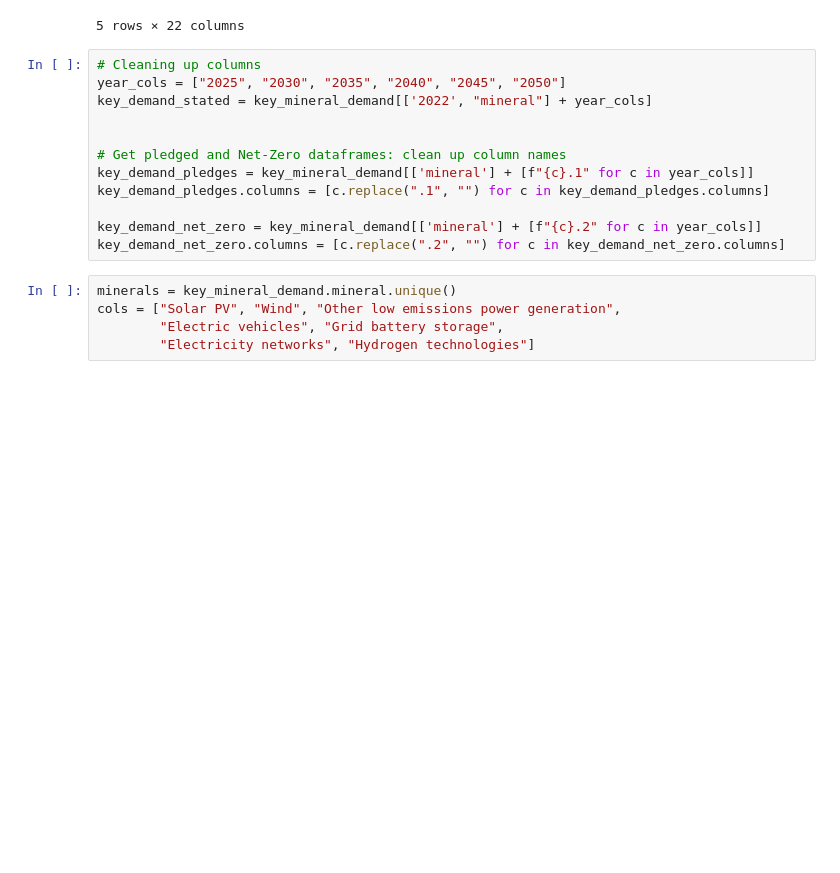
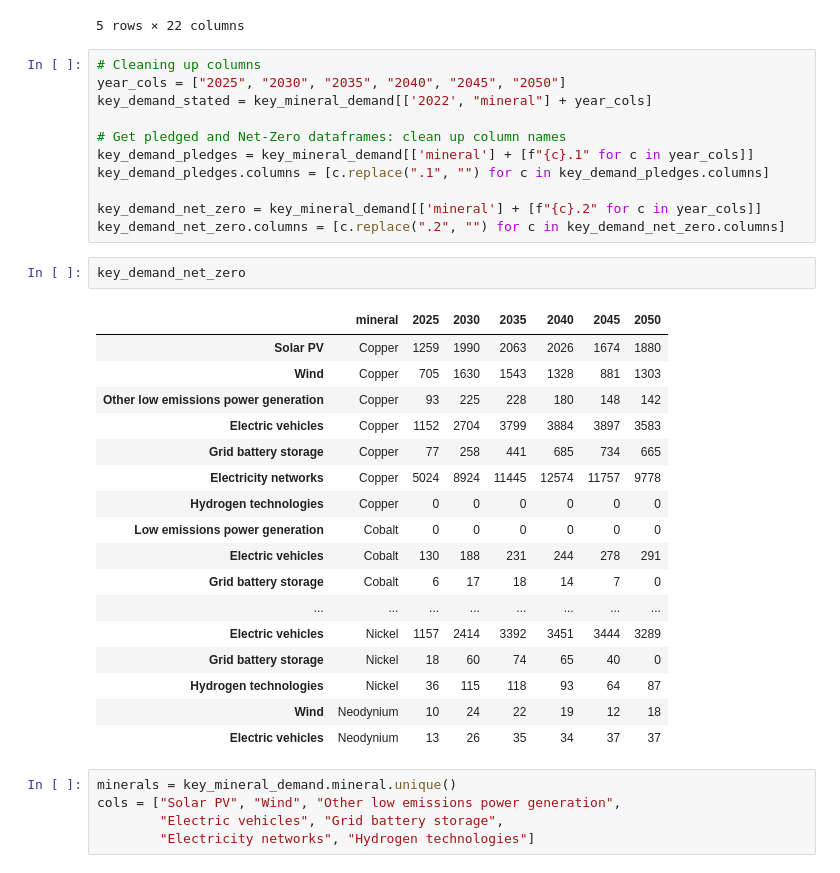
Before and after one commit to andrewbowen19/storiesDATA608, a Jupyter notebook: _build/jupyter_execute/story7.ipynb, the cells around one changed output. Drawn from its saved outputs; the diff is of its cells as text; blank space fills up the shorter version.

```diff
--- a/_build/jupyter_execute/story7.ipynb
+++ b/_build/jupyter_execute/story7.ipynb
@@ -197,7 +197,6 @@ key_mineral_demand.head()
 # Cleaning up columns
 year_cols = ["2025", "2030", "2035", "2040", "2045", "2050"]
 key_demand_stated = key_mineral_demand[['2022', "mineral"] + year_cols]
-
 
 # Get pledged and Net-Zero dataframes: clean up column names
 key_demand_pledges = key_mineral_demand[['mineral'] + [f"{c}.1" for c in year_cols]]
@@ -205,6 +204,26 @@ key_demand_pledges.columns = [c.replace(".1", "") for c in key_demand_pledges.co
 
 key_demand_net_zero = key_mineral_demand[['mineral'] + [f"{c}.2" for c in year_cols]]
 key_demand_net_zero.columns = [c.replace(".2", "") for c in key_demand_net_zero.columns]
+# %%
+key_demand_net_zero
+# %% [output]
+|  | mineral | 2025 | 2030 | 2035 | 2040 | 2045 | 2050 |
+| Solar PV | Copper | 1259 | 1990 | 2063 | 2026 | 1674 | 1880 |
+| Wind | Copper | 705 | 1630 | 1543 | 1328 | 881 | 1303 |
+| Other low emissions power generation | Copper | 93 | 225 | 228 | 180 | 148 | 142 |
+| Electric vehicles | Copper | 1152 | 2704 | 3799 | 3884 | 3897 | 3583 |
+| Grid battery storage | Copper | 77 | 258 | 441 | 685 | 734 | 665 |
+| Electricity networks | Copper | 5024 | 8924 | 11445 | 12574 | 11757 | 9778 |
+| Hydrogen technologies | Copper | 0 | 0 | 0 | 0 | 0 | 0 |
+| Low emissions power generation | Cobalt | 0 | 0 | 0 | 0 | 0 | 0 |
+| Electric vehicles | Cobalt | 130 | 188 | 231 | 244 | 278 | 291 |
+| Grid battery storage | Cobalt | 6 | 17 | 18 | 14 | 7 | 0 |
+| ... | ... | ... | ... | ... | ... | ... | ... |
+| Electric vehicles | Nickel | 1157 | 2414 | 3392 | 3451 | 3444 | 3289 |
+| Grid battery storage | Nickel | 18 | 60 | 74 | 65 | 40 | 0 |
+| Hydrogen technologies | Nickel | 36 | 115 | 118 | 93 | 64 | 87 |
+| Wind | Neodynium | 10 | 24 | 22 | 19 | 12 | 18 |
+| Electric vehicles | Neodynium | 13 | 26 | 35 | 34 | 37 | 37 |
 # %%
 minerals = key_mineral_demand.mineral.unique()
 cols = ["Solar PV", "Wind", "Other low emissions power generation",
```
Also changed, not shown: parts of 1 cell of this notebook, 6 other files.
